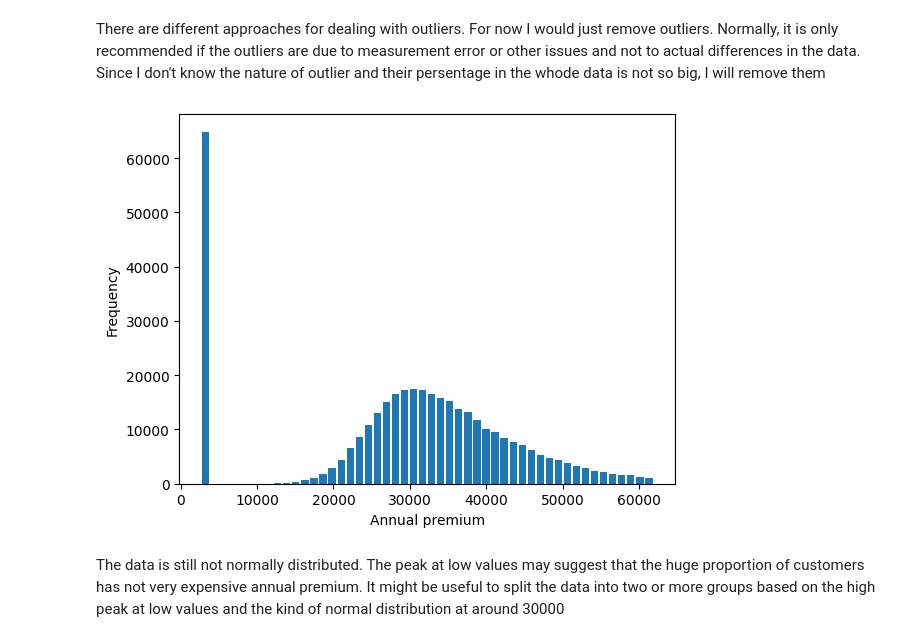
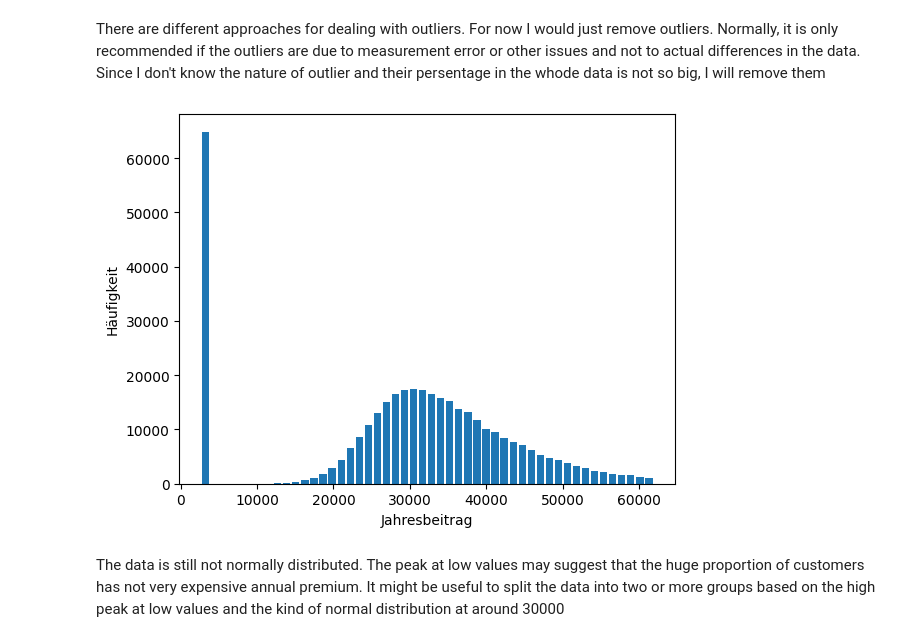
Before and after one commit to mariamorskovatykh/coding_challenge, a Jupyter notebook: affinity_modelling.ipynb, the cells around one changed output. Saved outputs shown, nothing was run; the diff lists cells and outputs as text; code cells hidden in the pictures.

```diff
--- a/affinity_modelling.ipynb
+++ b/affinity_modelling.ipynb
@@ -276,11 +280,11 @@ There are different approaches for dealing with outliers. For now I would just r
 data = data[~data['Jahresbeitrag'].isin(outliers['Jahresbeitrag'])]
 # %%
-# Check values in Jahresbeitrag
+# Check values in Jahresbeitrag after removing outliers
 plt.hist(data['Jahresbeitrag'], bins=50, rwidth=0.8)
-plt.xlabel('Annual premium')
-plt.ylabel('Frequency')
+plt.xlabel('Jahresbeitrag')
+plt.ylabel('Häufigkeit')
 plt.show()
 # %% [output]
-[figure, old version]
+[figure, new version]
 # %% [markdown]
 The data is still not normally distributed. The peak at low values may suggest that the huge proportion of customers has not very expensive annual premium. It might be useful to split the data into two or more groups based on the high peak at low values and the kind of normal distribution at around 30000
```
Also changed, not shown: parts of 90 cells of this notebook.
